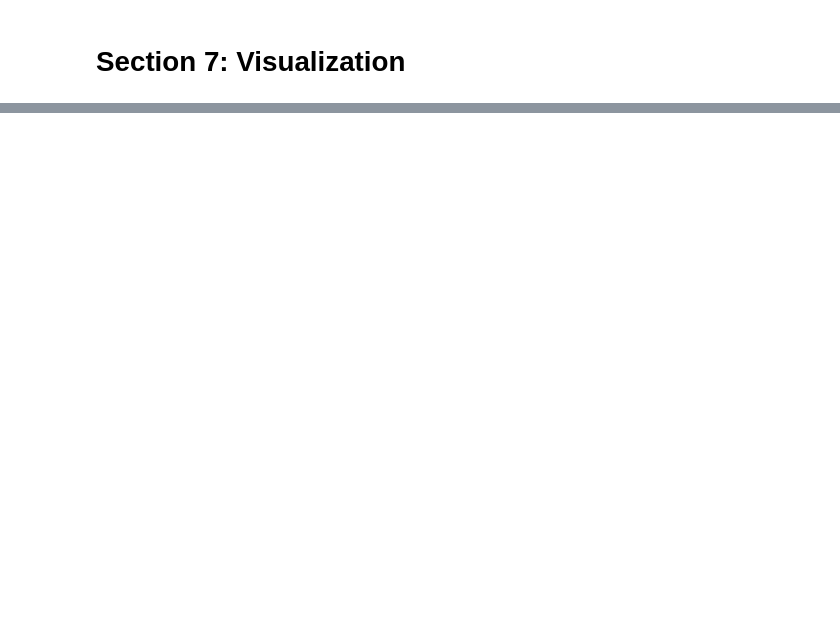
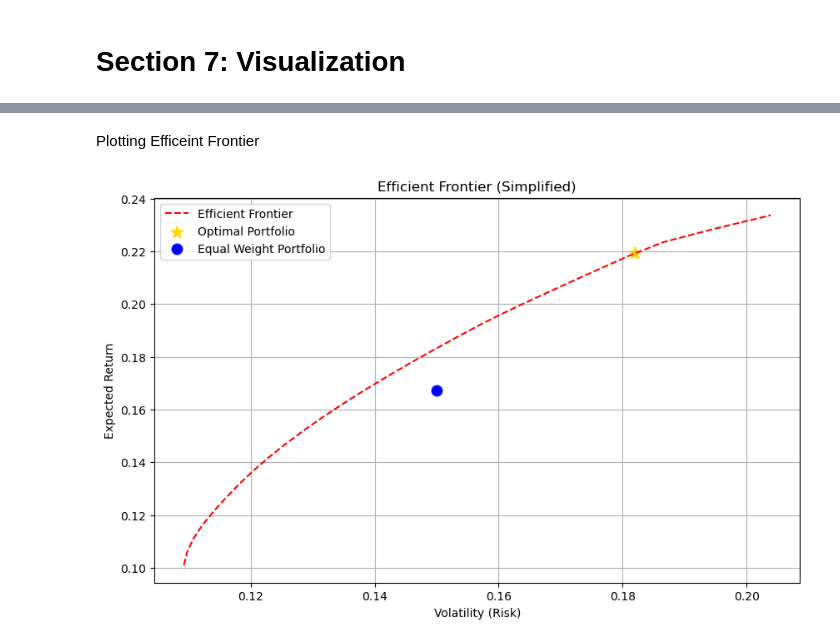
Before and after one commit to Anushka-gairola/Finance-Projects, a Jupyter notebook: Portfolio Optimization /Portfolio_Optimization.ipynb, the cells around one changed output, grey strips where cells are left out. Cells and saved outputs as stored; diff of their text form; code cells hidden in the pictures; blank space fills up the shorter version.

```diff
--- a/Portfolio Optimization /Portfolio_Optimization.ipynb
+++ b/Portfolio Optimization /Portfolio_Optimization.ipynb
@@ -313,0 +303,48 @@ return np.sqrt(variance)  # Convert variance to standard deviation
+# %%
+
+# Reusing the existing helper functions
+def portfolio_return(weights):
+    return np.sum(log_return.mean() * weights) * 252
+
+def portfolio_volatility(weights):
+    return np.sqrt(weights.T @ cov_matrix @ weights)
+
+# generating points for the frontier
+target_returns = np.linspace(0.05, 0.30, 50)  # 5% to 30% annual target return
+frontier_vols = []
+
+# Constraints and bounds (same as before)
+constraints = [{'type': 'eq', 'fun': lambda w: np.sum(w) - 1}]
+bounds = [(0.05, 0.20) for _ in range(len(tickers))]
+
+for r in target_returns:
+    # Adding return constraint dynamically
+    cons = constraints + [{'type': 'eq', 'fun': lambda w, r=r: portfolio_return(w) - r}]
+
+    result = minimize(lambda w: portfolio_volatility(w),
+                      x0=np.array([1/len(tickers)] * len(tickers)),
+                      method='SLSQP',
+                      bounds=bounds,
+                      constraints=cons)
+
+    if result.success:
+        frontier_vols.append(result.fun)
+    else:
+        frontier_vols.append(np.nan)
+# %% [markdown]
+Plotting Efficeint Frontier
+# %%
+
+plt.figure(figsize=(10, 6))
+plt.plot(frontier_vols, target_returns, 'r--', label='Efficient Frontier')
+plt.scatter(optimal_portfolio_volatility, optimal_portfolio_return, color='gold', s=120, marker='*', label='Optimal Portfolio')
+plt.scatter(equal_vol, equal_return, color='blue', s=80, label='Equal Weight Portfolio')
+
+plt.title("Efficient Frontier (Simplified)")
+plt.xlabel("Volatility (Risk)")
+plt.ylabel("Expected Return")
+plt.legend()
+plt.grid(True)
+plt.show()
+# %% [output]
+[figure, added]
```
Also changed, not shown: parts of 13 cells of this notebook, 2 other files.
